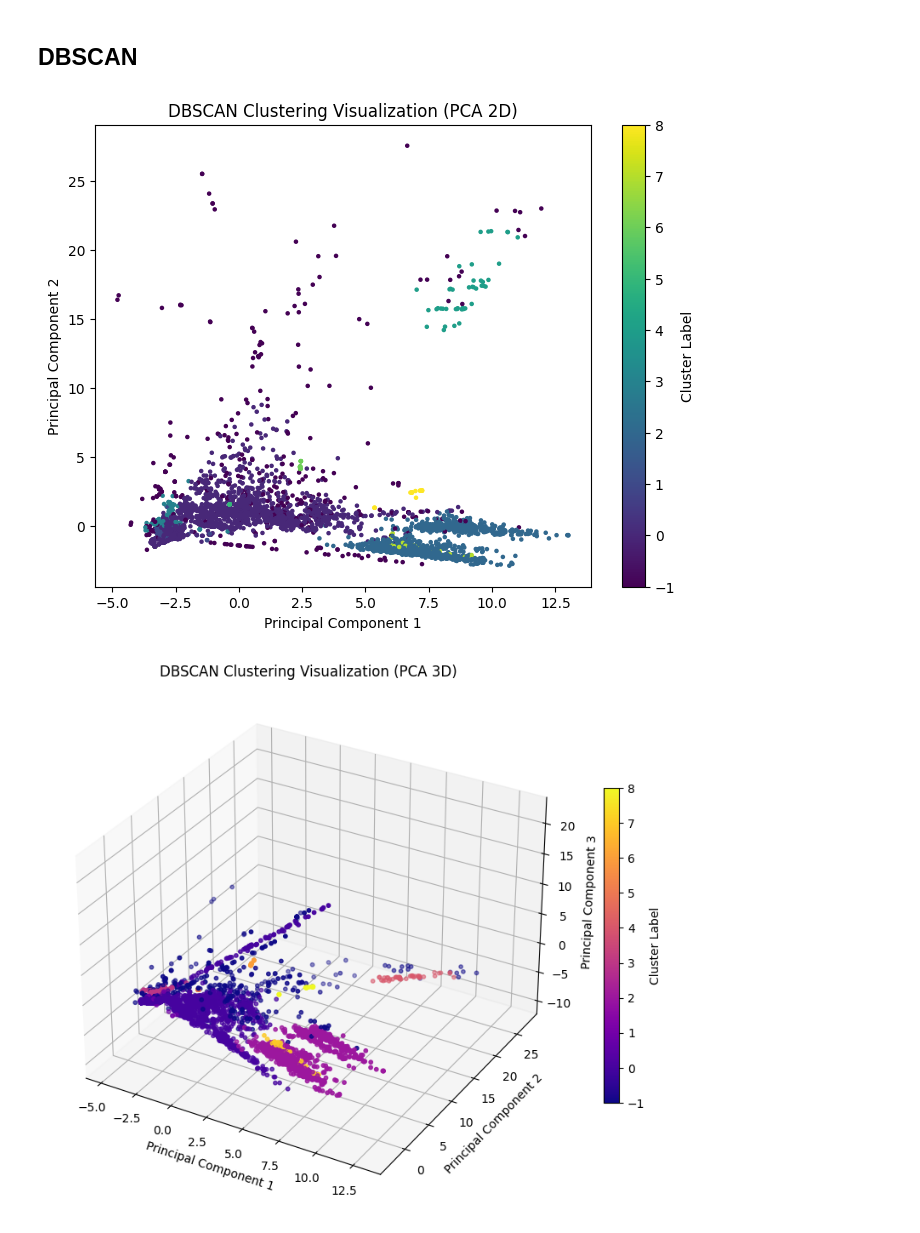
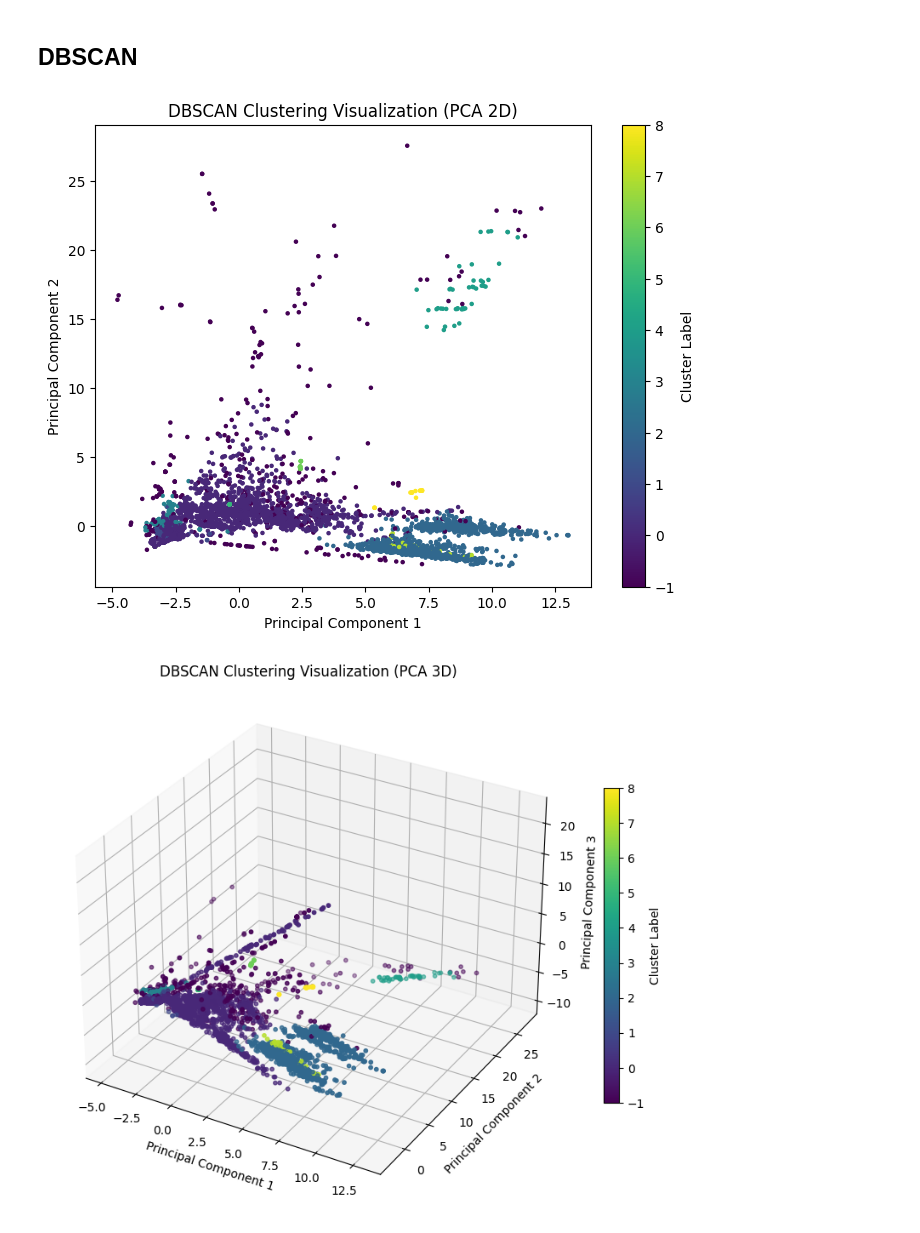
Before and after one commit to FarrelAD/CIC-IDS-2017-Clustering-Case-Study, a Jupyter notebook: notebook.ipynb, the cells around one changed output. Saved outputs shown, nothing was run; the diff lists cells and outputs as text; code cells hidden in the pictures.

```diff
--- a/notebook.ipynb
+++ b/notebook.ipynb
@@ -346,32 +346,32 @@ plt.scatter(
     cmap='viridis',
     s=5
 )
 plt.title("DBSCAN Clustering Visualization (PCA 2D)")
 plt.xlabel("Principal Component 1")
 plt.ylabel("Principal Component 2")
 plt.colorbar(label='Cluster Label')
 plt.show()
 
 # 3D Plot
 fig = plt.figure(figsize=(10, 8))
 ax = fig.add_subplot(111, projection='3d')
 
 scatter = ax.scatter(
     reduced_3d[:, 0],
     reduced_3d[:, 1],
     reduced_3d[:, 2],
     c=labels,
-    cmap='plasma',
+    cmap='viridis',
     s=10
 )
 
 ax.set_title("DBSCAN Clustering Visualization (PCA 3D)")
 ax.set_xlabel("Principal Component 1")
 ax.set_ylabel("Principal Component 2")
 ax.set_zlabel("Principal Component 3")
 
 fig.colorbar(scatter, label='Cluster Label', shrink=0.6)
 plt.show()
 # %% [output]
 [figure]
-[figure, old version]
+[figure, new version]
```
Also changed, not shown: parts of 1 cell of this notebook.
